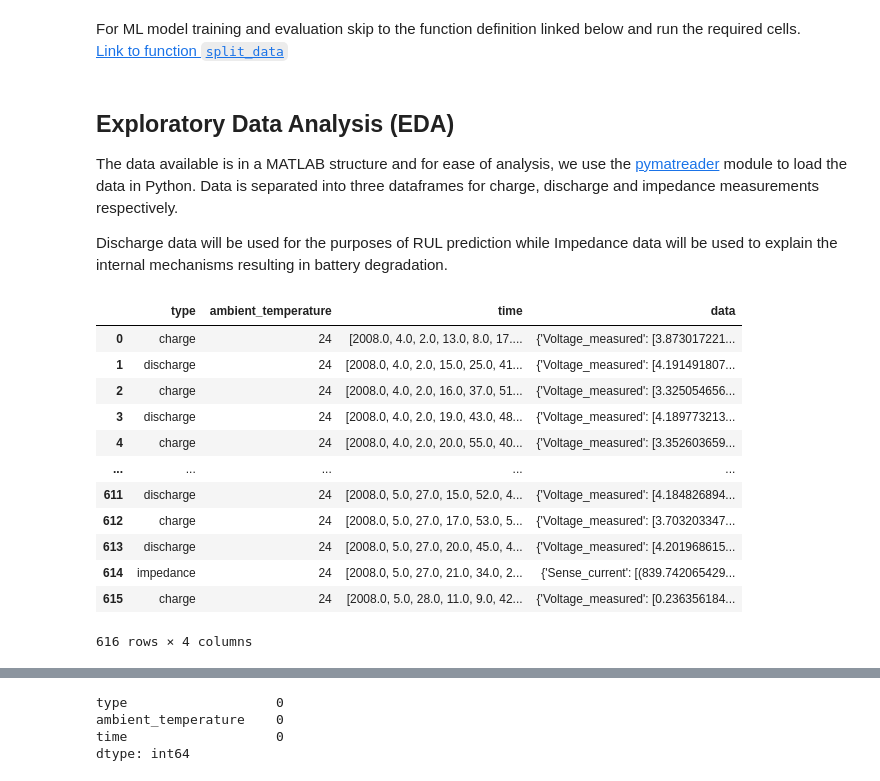
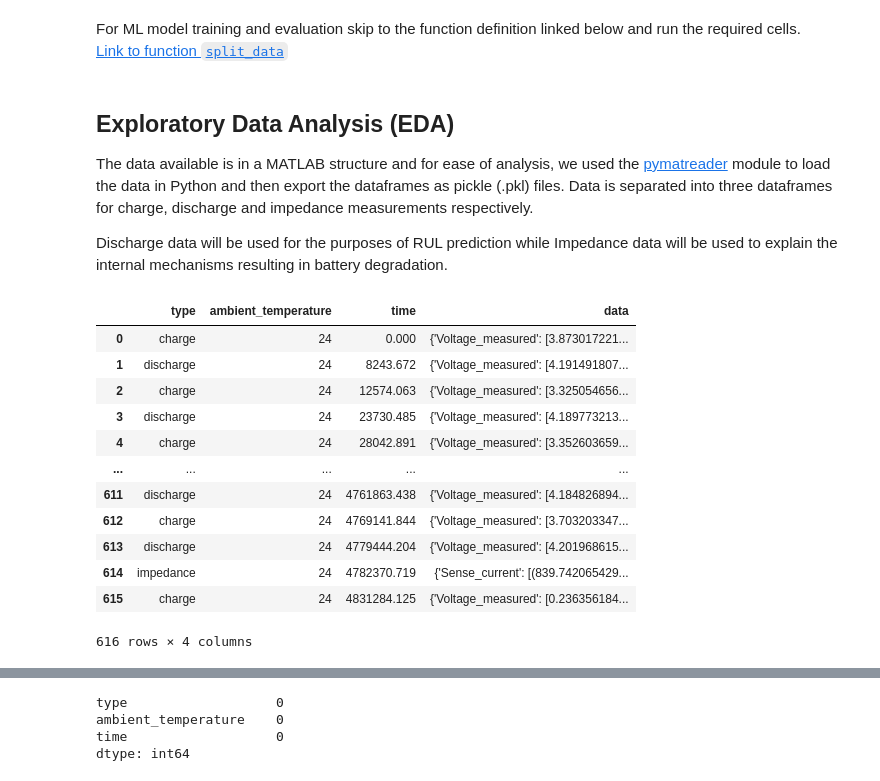
Before and after one commit to aweditya/ev-battery-degradation, a Jupyter notebook: src/Predicting RUL of EV Batteries.ipynb, the cells around one changed output, grey strips where cells are left out. Saved outputs shown, nothing was run; the diff lists cells and outputs as text; code cells hidden in the pictures.

```diff
--- a/src/Predicting RUL of EV Batteries.ipynb
+++ b/src/Predicting RUL of EV Batteries.ipynb
@@ -58,6 +58,6 @@ For ML model training and evaluation skip to the function definition linked belo
 # %% [markdown]
 ## Exploratory Data Analysis (EDA)
 
-The data available is in a MATLAB structure and for ease of analysis, we use the [pymatreader](https://pypi.org/project/pymatreader/) module to load the data in Python. Data is separated into three dataframes for charge, discharge and impedance measurements respectively.
+The data available is in a MATLAB structure and for ease of analysis, we used the [pymatreader](https://pypi.org/project/pymatreader/) module to load the data in Python and then export the dataframes as pickle (.pkl) files. Data is separated into three dataframes for charge, discharge and impedance measurements respectively.
 
 Discharge data will be used for the purposes of RUL prediction while Impedance data will be used to explain the internal mechanisms resulting in battery degradation.
@@ -67,19 +64,20 @@ df = pd.DataFrame(data['B0005']['cycle'])
-# %%
-df
-# %% [output]
-|  | type | ambient_temperature | time | data |
-| 0 | charge | 24 | [2008.0, 4.0, 2.0, 13.0, 8.0, 17.... | {'Voltage_measured': [3.873017221... |
-| 1 | discharge | 24 | [2008.0, 4.0, 2.0, 15.0, 25.0, 41... | {'Voltage_measured': [4.191491807... |
-| 2 | charge | 24 | [2008.0, 4.0, 2.0, 16.0, 37.0, 51... | {'Voltage_measured': [3.325054656... |
-| 3 | discharge | 24 | [2008.0, 4.0, 2.0, 19.0, 43.0, 48... | {'Voltage_measured': [4.189773213... |
-| 4 | charge | 24 | [2008.0, 4.0, 2.0, 20.0, 55.0, 40... | {'Voltage_measured': [3.352603659... |
-| ... | ... | ... | ... | ... |
-| 611 | discharge | 24 | [2008.0, 5.0, 27.0, 15.0, 52.0, 4... | {'Voltage_measured': [4.184826894... |
-| 612 | charge | 24 | [2008.0, 5.0, 27.0, 17.0, 53.0, 5... | {'Voltage_measured': [3.703203347... |
-| 613 | discharge | 24 | [2008.0, 5.0, 27.0, 20.0, 45.0, 4... | {'Voltage_measured': [4.201968615... |
-| 614 | impedance | 24 | [2008.0, 5.0, 27.0, 21.0, 34.0, 2... | {'Sense_current': [(839.742065429... |
-| 615 | charge | 24 | [2008.0, 5.0, 28.0, 11.0, 9.0, 42... | {'Voltage_measured': [0.236356184... |
-616 rows × 4 columns
+# %%
+df = pd.read_pickle('data/B0005.pkl')
+df
+# %% [output]
+|  | type | ambient_temperature | time | data |
+| 0 | charge | 24 | 0.000 | {'Voltage_measured': [3.873017221... |
+| 1 | discharge | 24 | 8243.672 | {'Voltage_measured': [4.191491807... |
+| 2 | charge | 24 | 12574.063 | {'Voltage_measured': [3.325054656... |
+| 3 | discharge | 24 | 23730.485 | {'Voltage_measured': [4.189773213... |
+| 4 | charge | 24 | 28042.891 | {'Voltage_measured': [3.352603659... |
+| ... | ... | ... | ... | ... |
+| 611 | discharge | 24 | 4761863.438 | {'Voltage_measured': [4.184826894... |
+| 612 | charge | 24 | 4769141.844 | {'Voltage_measured': [3.703203347... |
+| 613 | discharge | 24 | 4779444.204 | {'Voltage_measured': [4.201968615... |
+| 614 | impedance | 24 | 4782370.719 | {'Sense_current': [(839.742065429... |
+| 615 | charge | 24 | 4831284.125 | {'Voltage_measured': [0.236356184... |
+616 rows × 4 columns
 # %%
 # Print number of records (rows) and columns in the dataframe
 print("Number of records:", len(df.index))
```
Also changed, not shown: parts of 7 cells of this notebook, 3 other files.
